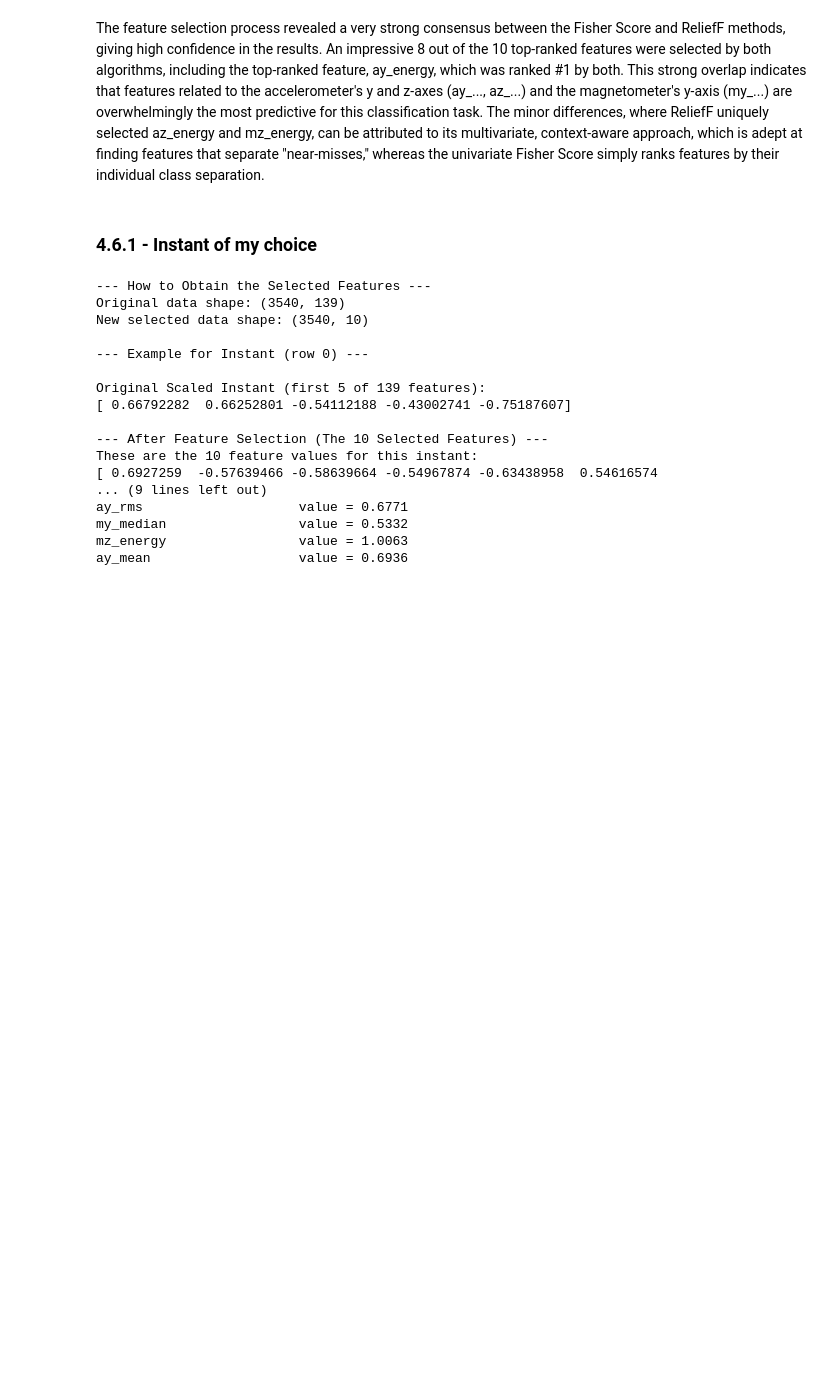
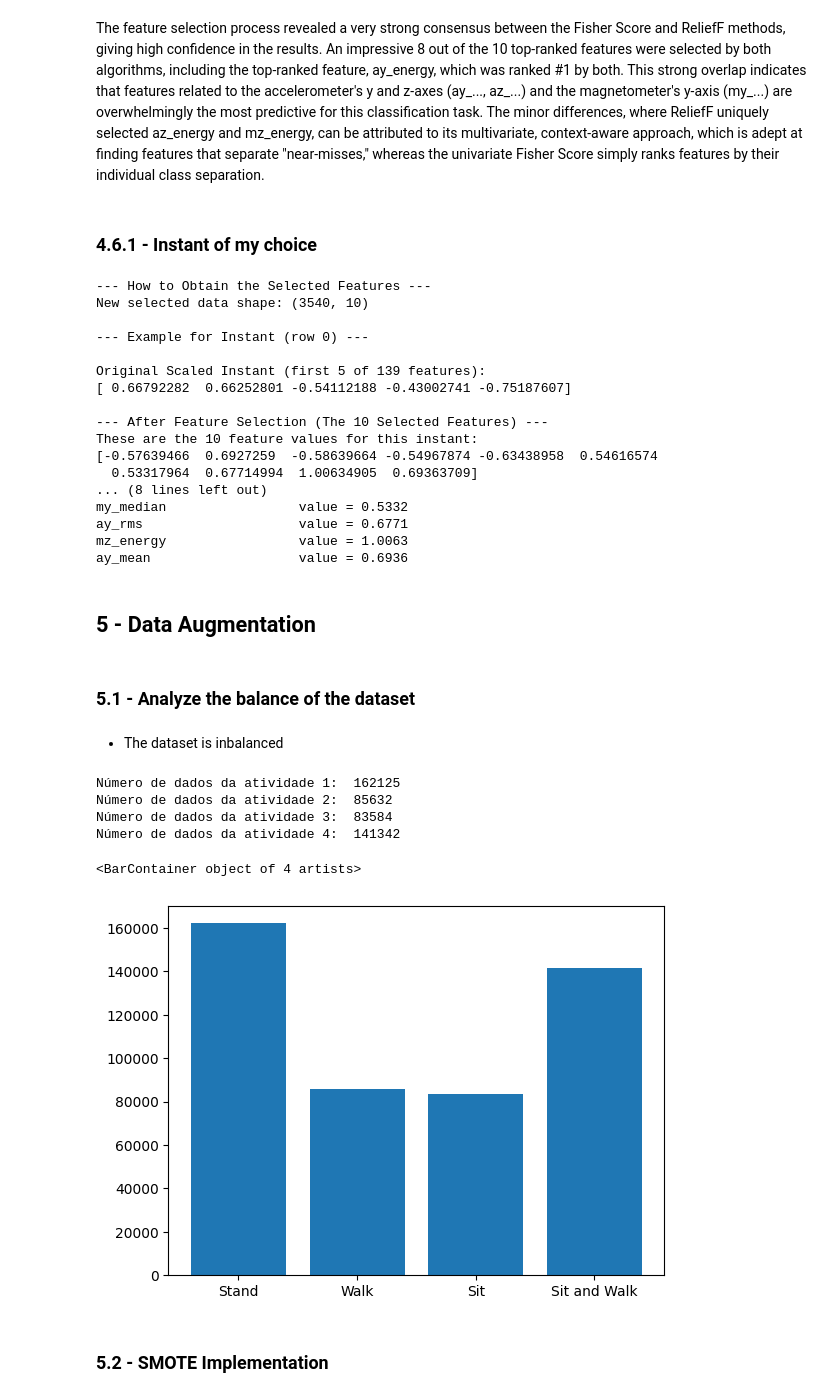
Before and after one commit to MiguelAnt17/detection_of_humans_activities, a Jupyter notebook: MiguelAntonio_2022237621.ipynb, the cells around one changed output. Drawn from its saved outputs; the diff is of its cells as text; code cells hidden in the pictures; blank space fills up the shorter version.

Commit message:
Data augmentation: SMOTE

```diff
--- a/MiguelAntonio_2022237621.ipynb
+++ b/MiguelAntonio_2022237621.ipynb
@@ -1611,7 +1622,7 @@ The feature selection process revealed a very strong consensus between the Fishe
 # %% [markdown]
 ### 4.6.1 - Instant of my choice
 # %%
-top_10_names = df_relieff_scratch['Feature'].values[:10]
+top_10_names = df_relieff['Feature'].values[:10]
 
 all_feature_names_list = list(feature_names)
 
@@ -1624,7 +1635,6 @@ original_instant = X_zscore[instant_index]
 selected_instant = X_selected_features[instant_index]
 
 print(f"--- How to Obtain the Selected Features ---")
-print(f"Original data shape: {X_zscore.shape}")
 print(f"New selected data shape: {X_selected_features.shape}")
 
 print(f"\n--- Example for Instant (row {instant_index}) ---")
@@ -1637,12 +1647,11 @@ print("These are the 10 feature values for this instant:")
 print(selected_instant)
 
 print("\nNames and values of the selected features:")
-# This zip pairs the name with the value for that instant
+
 for name, value in zip(top_10_names, selected_instant):
     print(f"{name:<25} value = {value:.4f}")
 # %% [output]
 --- How to Obtain the Selected Features ---
-Original data shape: (3540, 139)
 New selected data shape: (3540, 10)
 
 --- Example for Instant (row 0) ---
@@ -1652,9 +1661,34 @@ Original Scaled Instant (first 5 of 139 features):
 
 --- After Feature Selection (The 10 Selected Features) ---
 These are the 10 feature values for this instant:
-[ 0.6927259  -0.57639466 -0.58639664 -0.54967874 -0.63438958  0.54616574
-... (9 lines left out)
+[-0.57639466  0.6927259  -0.58639664 -0.54967874 -0.63438958  0.54616574
+  0.53317964  0.67714994  1.00634905  0.69363709]
+... (8 lines left out)
+my_median                 value = 0.5332
 ay_rms                    value = 0.6771
-my_median                 value = 0.5332
 mz_energy                 value = 1.0063
 ay_mean                   value = 0.6936
+# %% [markdown]
+## 5 - Data Augmentation
+# %% [markdown]
+### 5.1 - Analyze the balance of the dataset
+# %% [markdown]
+- The dataset is inbalanced
+# %%
+activities_name = ['Stand','Walk','Sit','Sit and Walk']
+act_lenghts = []
+for key in activities:
+    print(f"Número de dados da atividade {key}: ",len(activities[key]))
+    act_lenghts.append(len(activities[key]))
+
+
+plt.bar(activities_name,act_lenghts)
+# %% [output]
+Número de dados da atividade 1:  162125
+Número de dados da atividade 2:  85632
+Número de dados da atividade 3:  83584
+Número de dados da atividade 4:  141342
+<BarContainer object of 4 artists>
+[figure, added]
+# %% [markdown]
+### 5.2 - SMOTE Implementation
```
Also changed, not shown: parts of 11 cells of this notebook.
